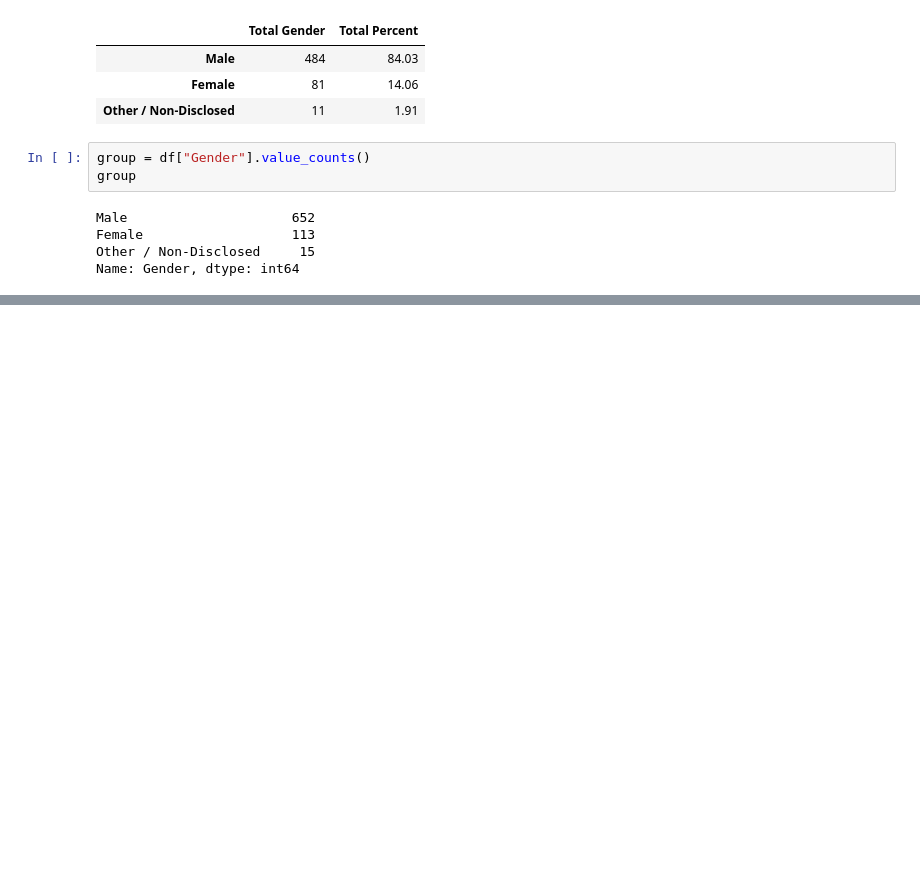
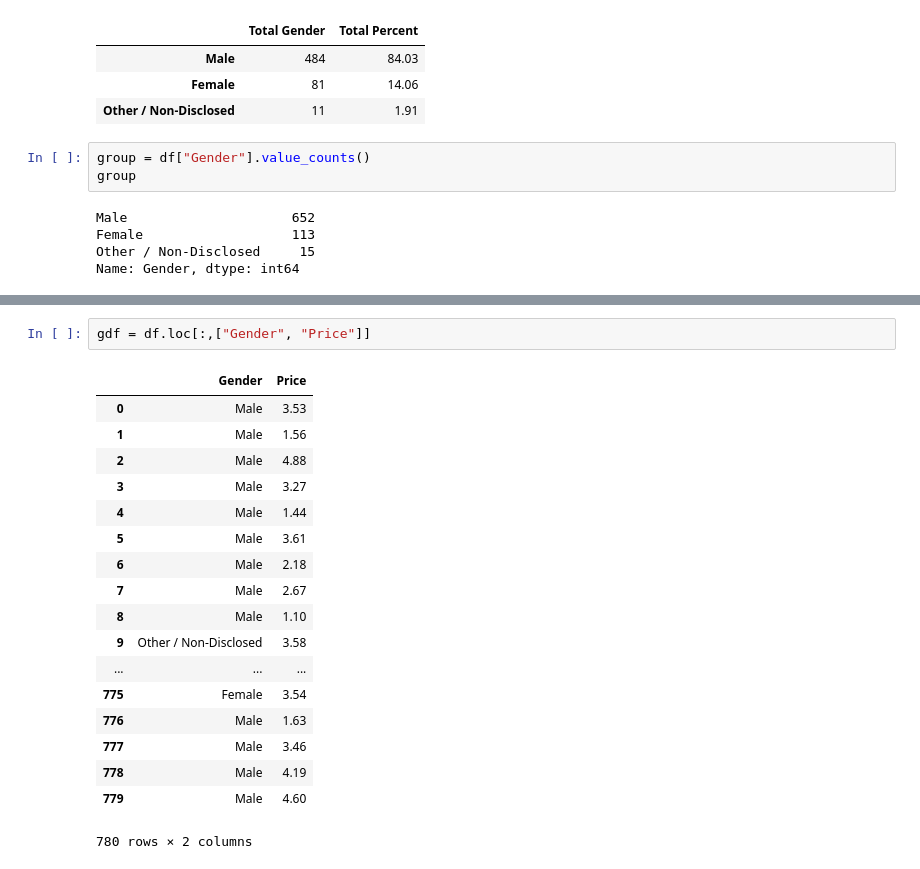
Before and after one commit to mldebaker/pandas-challenge, a Jupyter notebook: Heroes/The Magical Work of Mike.ipynb, the cells around one changed output, grey strips where cells are left out. Saved outputs shown, nothing was run; the diff lists cells and outputs as text; blank space fills up the shorter version.

```diff
--- a/Heroes/The Magical Work of Mike.ipynb
+++ b/Heroes/The Magical Work of Mike.ipynb
@@ -102,0 +118,21 @@ groupP
+# %%
+gdf = df.loc[:,["Gender", "Price"]]
+# %% [output]
+|  | Gender | Price |
+| 0 | Male | 3.53 |
+| 1 | Male | 1.56 |
+| 2 | Male | 4.88 |
+| 3 | Male | 3.27 |
+| 4 | Male | 1.44 |
+| 5 | Male | 3.61 |
+| 6 | Male | 2.18 |
+| 7 | Male | 2.67 |
+| 8 | Male | 1.10 |
+| 9 | Other / Non-Disclosed | 3.58 |
+| ... | ... | ... |
+| 775 | Female | 3.54 |
+| 776 | Male | 1.63 |
+| 777 | Male | 3.46 |
+| 778 | Male | 4.19 |
+| 779 | Male | 4.60 |
+780 rows × 2 columns
```
Also changed, not shown: parts of 1 cell of this notebook.
